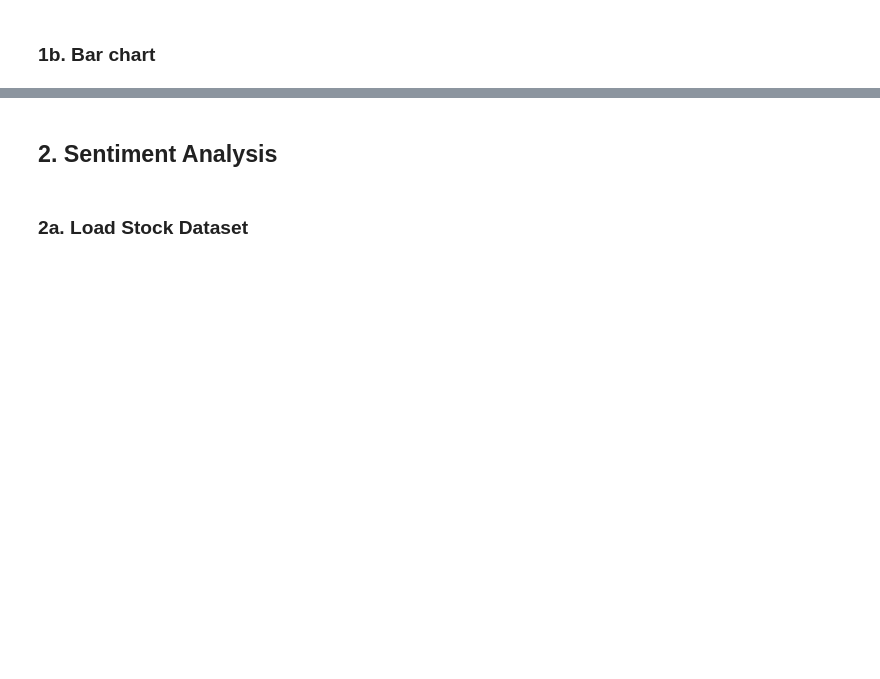
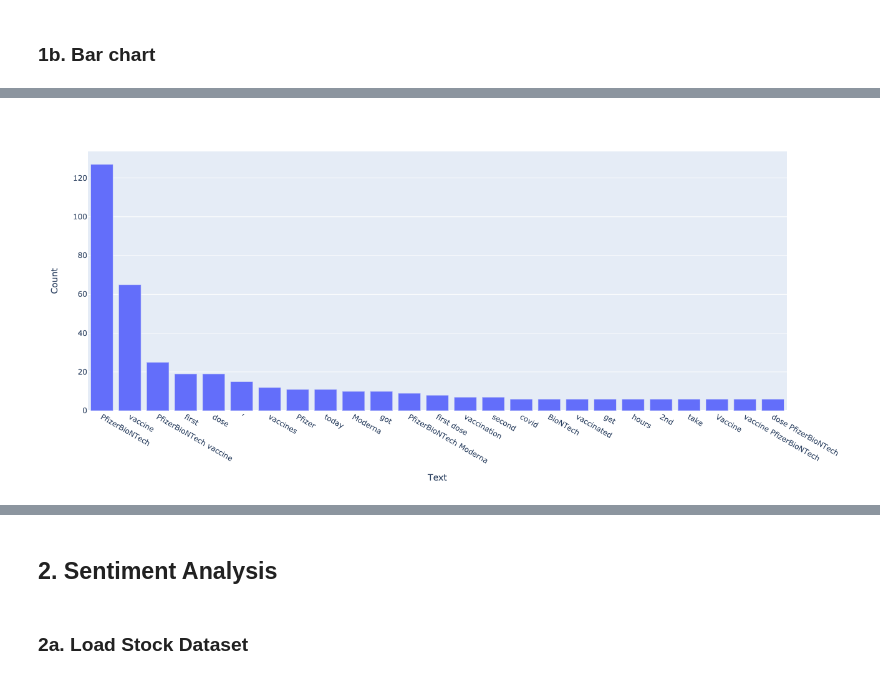
Before and after one commit to michellemorales/nlp_vis, a Jupyter notebook: NLP Visualizations.ipynb, the cells around one changed output, grey strips where cells are left out. Saved outputs shown, nothing was run; the diff lists cells and outputs as text; code cells hidden in the pictures; blank space fills up the shorter version.

```diff
--- a/NLP Visualizations.ipynb
+++ b/NLP Visualizations.ipynb
@@ -41,15 +45,17 @@ plt.show()
 # %% [markdown]
 ### 1b. Bar chart
 # %%
+# Plotly library for visualizations
+import plotly.express as px
+
+# NLTK library for preprocessing text
 import nltk
-import string
 from nltk import word_tokenize
 from nltk.util import ngrams
 from collections import Counter
 from nltk.corpus import stopwords
 
-text = ",".join(review for review in tweets.text if 'COVID' not in review and 'https' not in review and 'Covid' not in review)
-text = text.translate(str.maketrans('', '', string.punctuation+'’'))
+
 tokens = nltk.word_tokenize(text)
 filtered = [word for word in tokens if word.lower() not in stopwords.words('english')]
 unigrams = ngrams(filtered, 1)
@@ -61,3 +67,7 @@ frequencies += Counter(bigrams)
 
 df = pd.DataFrame.from_records(frequencies.most_common(25), columns =['Text', 'Count'])
 df['Text'] = df['Text'].apply(lambda x: ' '.join(x))
+
+fig = px.bar(df, x='Text', y='Count', width=800, height=600)
+fig.show()
+# %% [output]
@@ -63,0 +75 @@ df['Text'] = df['Text'].apply(lambda x: ' '.join(x))
+[figure, added]
```
Also changed, not shown: parts of 8 cells of this notebook.
